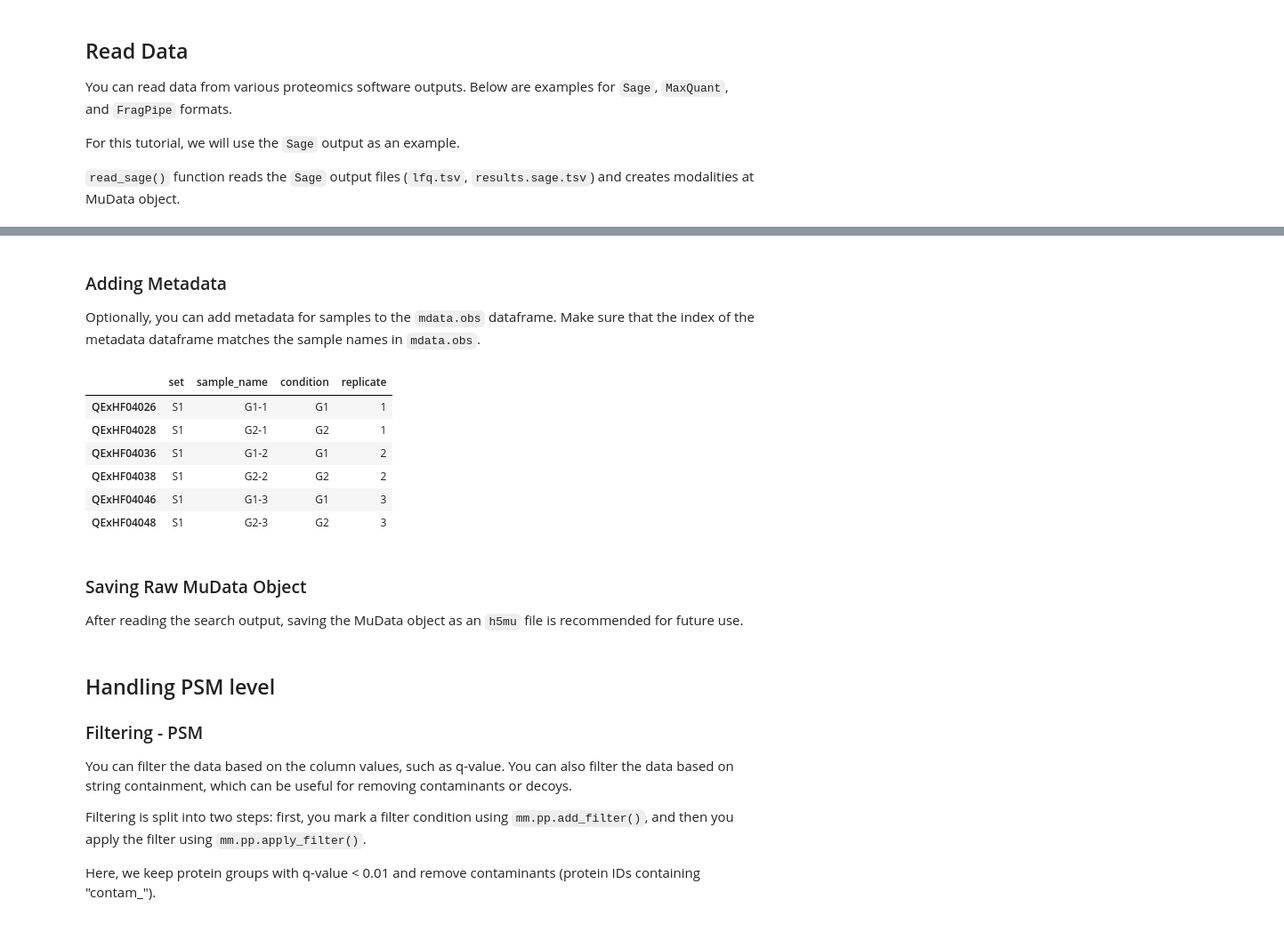
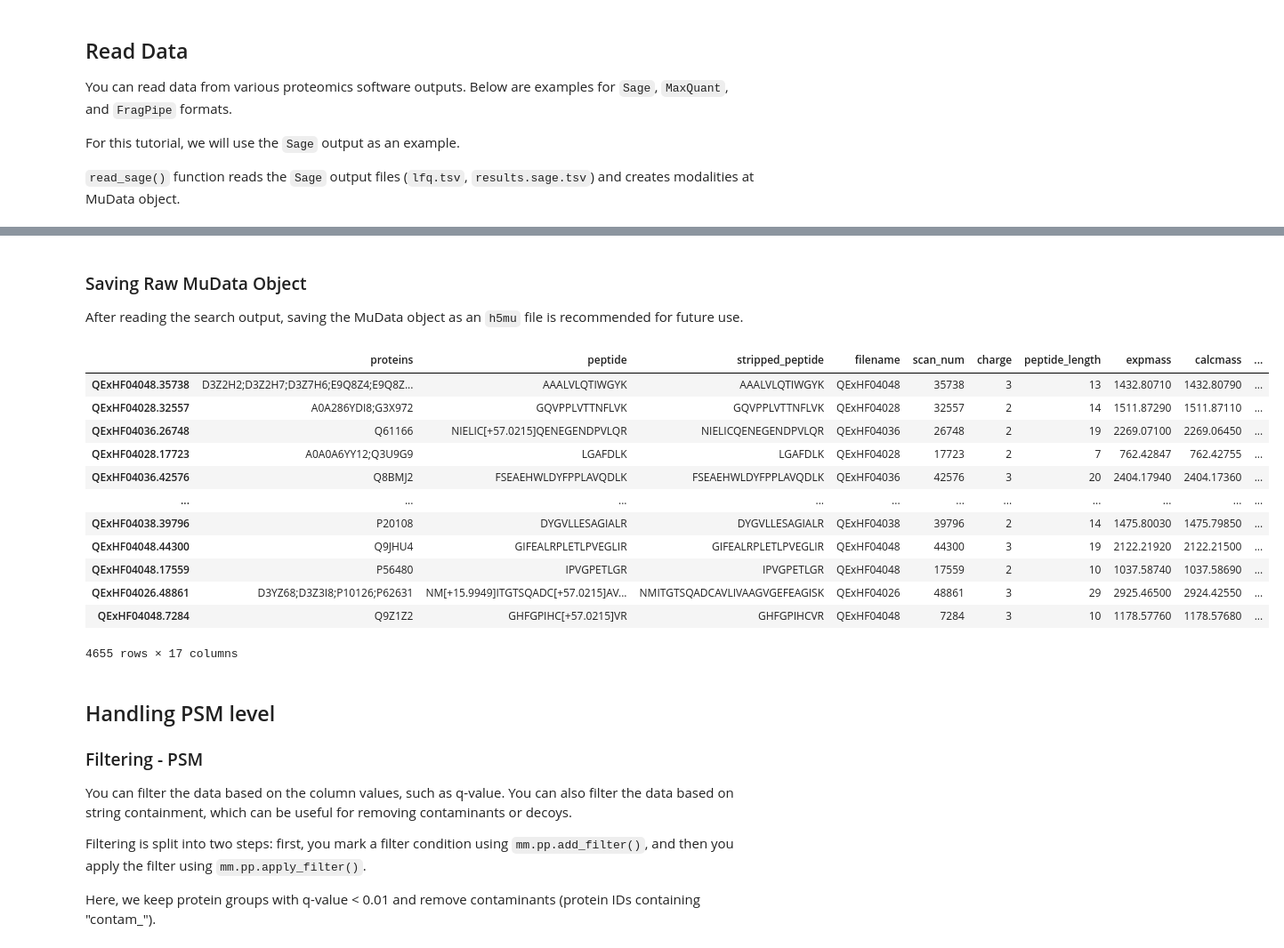
Before and after one commit to bertis-informatics/msmu, a Jupyter notebook: docs/tutorials/dda-lfq.ipynb, the cells around one changed output, grey strips where cells are left out. Shown at 89% size. Drawn from its saved outputs; the diff is of its cells as text; code cells hidden in the pictures.

```diff
--- a/docs/tutorials/dda-lfq.ipynb
+++ b/docs/tutorials/dda-lfq.ipynb
@@ -62,28 +72,23 @@ MuData object with n_obs × n_vars = 6 × 8233
-# %% [markdown]
-### Adding Metadata
-
-Optionally, you can add metadata for samples to the `mdata.obs` dataframe. Make sure that the index of the metadata dataframe matches the sample names in `mdata.obs`.
-# %%
-meta_df = pd.read_csv(
-    "https://raw.githubusercontent.com/bertis-informatics/msmu/refs/heads/main/data/sage_lfq/meta.csv"
-)
-meta_df = meta_df.set_index("sample_id")  # set the index to match sample id in mdata.obs
-
-mdata.obs = mdata.obs.join(meta_df)
-mdata.push_obs()  # update all modalities with the new obs data
-mdata.obs
-# %% [output]
-|  | set | sample_name | condition | replicate |
-| QExHF04026 | S1 | G1-1 | G1 | 1 |
-| QExHF04028 | S1 | G2-1 | G2 | 1 |
-| QExHF04036 | S1 | G1-2 | G1 | 2 |
-| QExHF04038 | S1 | G2-2 | G2 | 2 |
-| QExHF04046 | S1 | G1-3 | G1 | 3 |
-| QExHF04048 | S1 | G2-3 | G2 | 3 |
 # %% [markdown]
 ### Saving Raw MuData Object
 
 After reading the search output, saving the MuData object as an `h5mu` file is recommended for future use.
+# %%
+mdata["psm"].var
+# %% [output]
+|  | proteins | peptide | stripped_peptide | filename | scan_num | charge | peptide_length | expmass | calcmass | ... |
+| QExHF04048.35738 | D3Z2H2;D3Z2H7;D3Z7H6;E9Q8Z4;E9Q8Z... | AAALVLQTIWGYK | AAALVLQTIWGYK | QExHF04048 | 35738 | 3 | 13 | 1432.80710 | 1432.80790 | ... |
+| QExHF04028.32557 | A0A286YDI8;G3X972 | GQVPPLVTTNFLVK | GQVPPLVTTNFLVK | QExHF04028 | 32557 | 2 | 14 | 1511.87290 | 1511.87110 | ... |
+| QExHF04036.26748 | Q61166 | NIELIC[+57.0215]QENEGENDPVLQR | NIELICQENEGENDPVLQR | QExHF04036 | 26748 | 2 | 19 | 2269.07100 | 2269.06450 | ... |
+| QExHF04028.17723 | A0A0A6YY12;Q3U9G9 | LGAFDLK | LGAFDLK | QExHF04028 | 17723 | 2 | 7 | 762.42847 | 762.42755 | ... |
+| QExHF04036.42576 | Q8BMJ2 | FSEAEHWLDYFPPLAVQDLK | FSEAEHWLDYFPPLAVQDLK | QExHF04036 | 42576 | 3 | 20 | 2404.17940 | 2404.17360 | ... |
+| ... | ... | ... | ... | ... | ... | ... | ... | ... | ... | ... |
+| QExHF04038.39796 | P20108 | DYGVLLESAGIALR | DYGVLLESAGIALR | QExHF04038 | 39796 | 2 | 14 | 1475.80030 | 1475.79850 | ... |
+| QExHF04048.44300 | Q9JHU4 | GIFEALRPLETLPVEGLIR | GIFEALRPLETLPVEGLIR | QExHF04048 | 44300 | 3 | 19 | 2122.21920 | 2122.21500 | ... |
+| QExHF04048.17559 | P56480 | IPVGPETLGR | IPVGPETLGR | QExHF04048 | 17559 | 2 | 10 | 1037.58740 | 1037.58690 | ... |
+| QExHF04026.48861 | D3YZ68;D3Z3I8;P10126;P62631 | NM[+15.9949]ITGTSQADC[+57.0215]AV... | NMITGTSQADCAVLIVAAGVGEFEAGISK | QExHF04026 | 48861 | 3 | 29 | 2925.46500 | 2924.42550 | ... |
+| QExHF04048.7284 | Q9Z1Z2 | GHFGPIHC[+57.0215]VR | GHFGPIHCVR | QExHF04048 | 7284 | 3 | 10 | 1178.57760 | 1178.57680 | ... |
+4655 rows × 17 columns
 # %%
 mdata.write_h5mu("dda_lfq_PXD012986_raw.h5mu")
 # %% [markdown]
```
Also changed, not shown: parts of 11 cells of this notebook, 5 other files.
